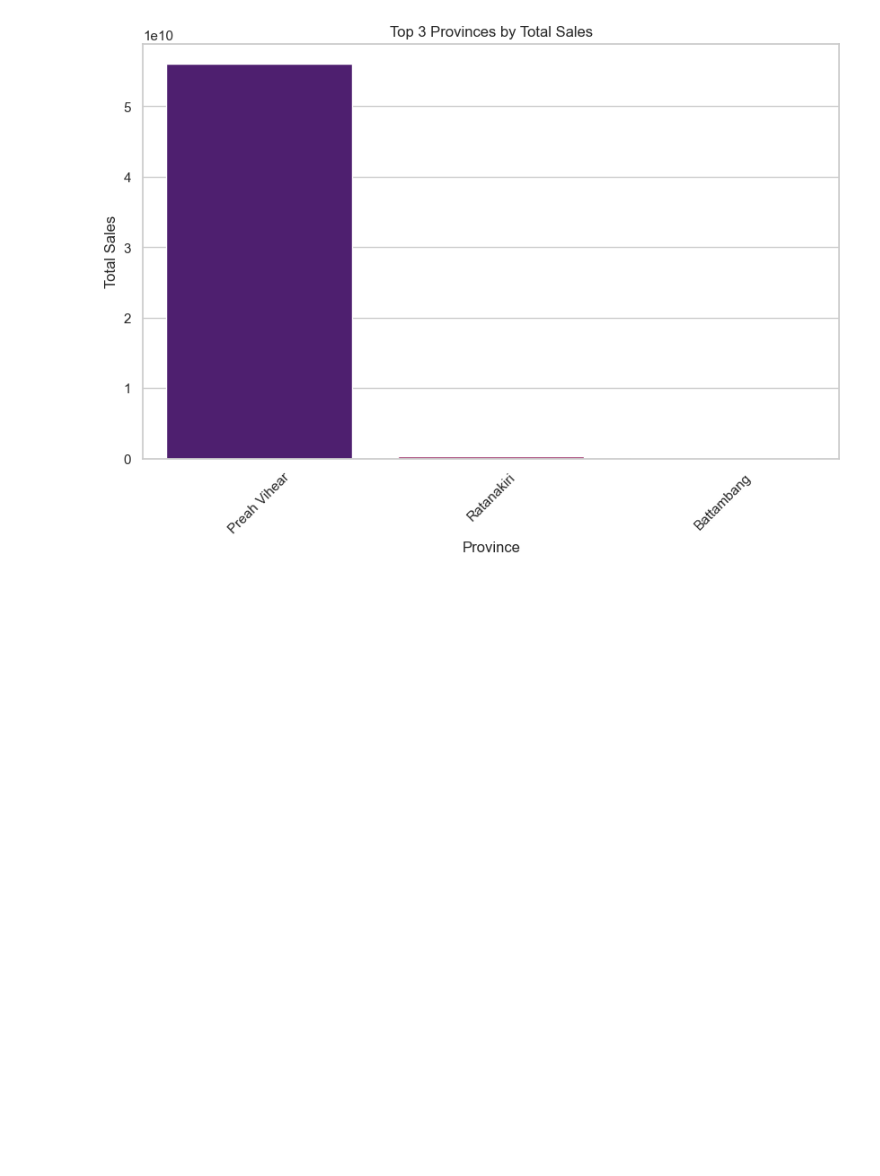
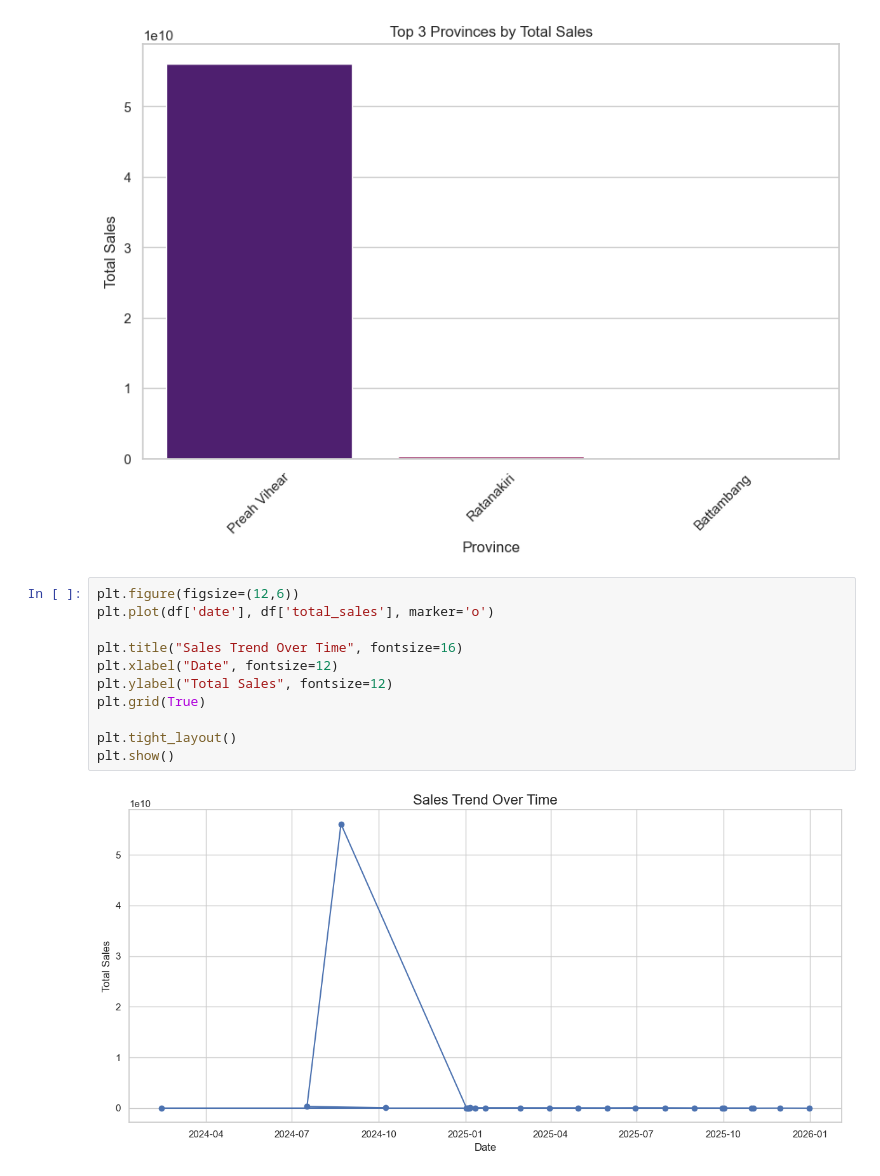
Before and after one commit to phearomITE/product_collection-, a Jupyter notebook: Analyst/analyst.ipynb, the cells around one changed output. Saved outputs shown, nothing was run; the diff lists cells and outputs as text; blank space fills up the shorter version.

Commit message:
Initial commit - sales analysis code

```diff
--- a/Analyst/analyst.ipynb
+++ b/Analyst/analyst.ipynb
@@ -195,3 +183,16 @@ Passing `palette` without assigning `hue` is deprecated and will be removed in v
 
   sns.barplot(x=sales_by_province.index, y=sales_by_province.values, palette="magma")
 [figure]
+# %%
+plt.figure(figsize=(12,6))
+plt.plot(df['date'], df['total_sales'], marker='o')
+
+plt.title("Sales Trend Over Time", fontsize=16)
+plt.xlabel("Date", fontsize=12)
+plt.ylabel("Total Sales", fontsize=12)
+plt.grid(True)
+
+plt.tight_layout()
+plt.show()
+# %% [output]
+[figure, added]
```
Also changed, not shown: parts of 1 cell of this notebook.
